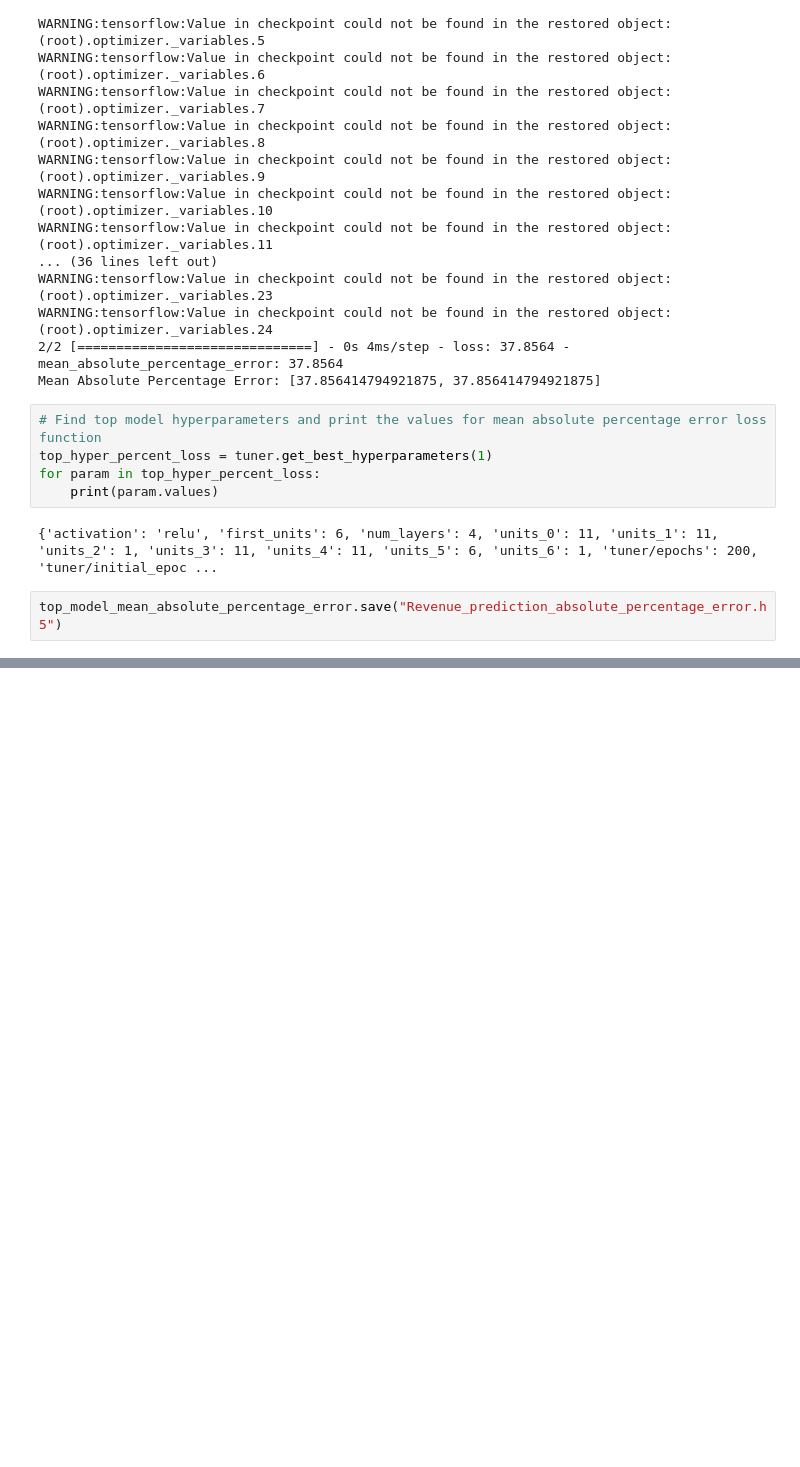
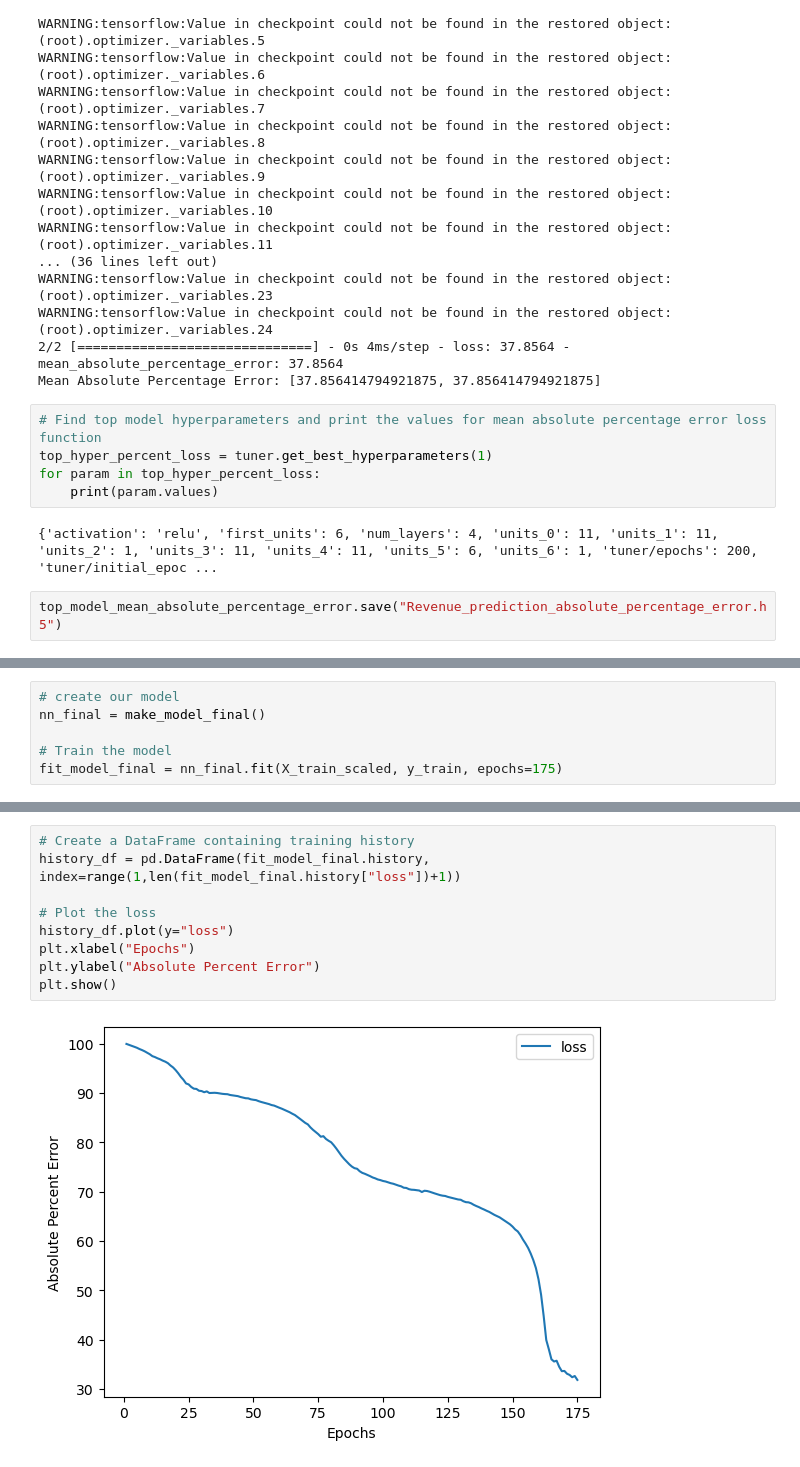
Before and after one commit to aarschne/project4, a Jupyter notebook: predicting_revenue.ipynb, the cells around one changed output, grey strips where cells are left out. Saved outputs shown, nothing was run; the diff lists cells and outputs as text; blank space fills up the shorter version.

```diff
--- a/predicting_revenue.ipynb
+++ b/predicting_revenue.ipynb
@@ -440,0 +532,6 @@ top_model_mean_absolute_percentage_error.save("Revenue_prediction_absolute_perce
+# %%
+# create our model
+nn_final = make_model_final()
+
+# Train the model
+fit_model_final = nn_final.fit(X_train_scaled, y_train, epochs=175)
@@ -440,0 +556,11 @@ top_model_mean_absolute_percentage_error.save("Revenue_prediction_absolute_perce
+# %%
+# Create a DataFrame containing training history
+history_df = pd.DataFrame(fit_model_final.history, index=range(1,len(fit_model_final.history["loss"])+1))
+
+# Plot the loss
+history_df.plot(y="loss")
+plt.xlabel("Epochs")
+plt.ylabel("Absolute Percent Error")
+plt.show()
+# %% [output]
+[figure, added]
```
Also changed, not shown: parts of 9 cells of this notebook, 1 other file.
